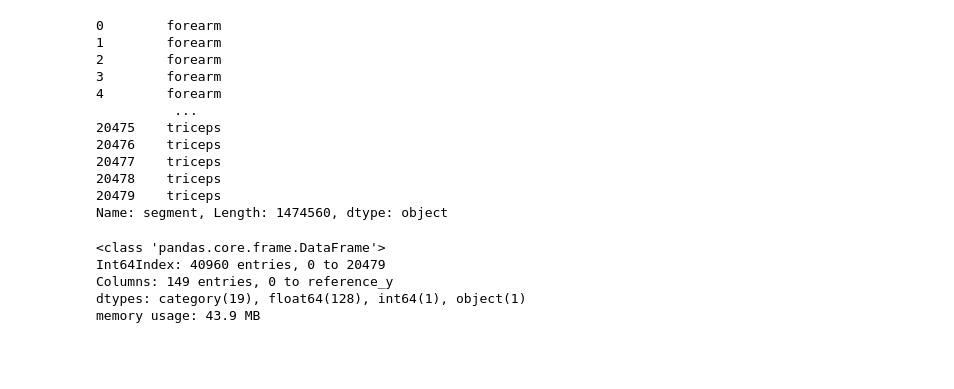
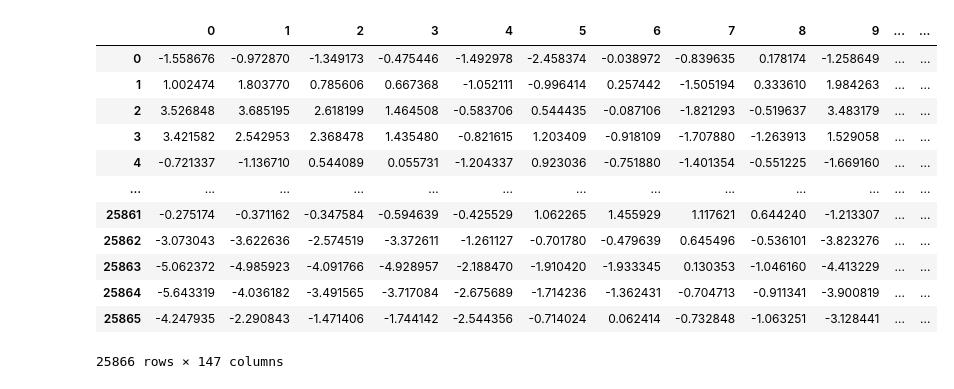
Before and after one commit to lcanudas/hd-EMG-dataset-merge, a Jupyter notebook: notebooks/teste_leitura4.ipynb, the cells around one changed output. Drawn from its saved outputs; the diff is of its cells as text; code cells hidden in the pictures; blank space fills up the shorter version.

Commit message:
read database 4

```diff
--- a/notebooks/teste_leitura4.ipynb
+++ b/notebooks/teste_leitura4.ipynb
@@ -150,23 +71,0 @@ dado
-# %%
-dado['segment']
-# %% [output]
-0        forearm
-1        forearm
-2        forearm
-3        forearm
-4        forearm
-          ...
-20475    triceps
-20476    triceps
-20477    triceps
-20478    triceps
-20479    triceps
-Name: segment, Length: 1474560, dtype: object
-# %%
-dado.info(memory_usage='deep')
-# %% [output]
-<class 'pandas.core.frame.DataFrame'>
-Int64Index: 40960 entries, 0 to 20479
-Columns: 149 entries, 0 to reference_y
-dtypes: category(19), float64(128), int64(1), object(1)
-memory usage: 43.9 MB
@@ -172,0 +74,16 @@ memory usage: 43.9 MB
+# %%
+dado3.query('subject==1 and trial==1 and database_id==3 and session==1 and task=="point"')
+# %% [output]
+|  | 0 | 1 | 2 | 3 | 4 | 5 | 6 | 7 | 8 | 9 | ... | ... |
+| 0 | -1.558676 | -0.972870 | -1.349173 | -0.475446 | -1.492978 | -2.458374 | -0.038972 | -0.839635 | 0.178174 | -1.258649 | ... | ... |
+| 1 | 1.002474 | 1.803770 | 0.785606 | 0.667368 | -1.052111 | -0.996414 | 0.257442 | -1.505194 | 0.333610 | 1.984263 | ... | ... |
+| 2 | 3.526848 | 3.685195 | 2.618199 | 1.464508 | -0.583706 | 0.544435 | -0.087106 | -1.821293 | -0.519637 | 3.483179 | ... | ... |
+| 3 | 3.421582 | 2.542953 | 2.368478 | 1.435480 | -0.821615 | 1.203409 | -0.918109 | -1.707880 | -1.263913 | 1.529058 | ... | ... |
+| 4 | -0.721337 | -1.136710 | 0.544089 | 0.055731 | -1.204337 | 0.923036 | -0.751880 | -1.401354 | -0.551225 | -1.669160 | ... | ... |
+| ... | ... | ... | ... | ... | ... | ... | ... | ... | ... | ... | ... | ... |
+| 25861 | -0.275174 | -0.371162 | -0.347584 | -0.594639 | -0.425529 | 1.062265 | 1.455929 | 1.117621 | 0.644240 | -1.213307 | ... | ... |
+| 25862 | -3.073043 | -3.622636 | -2.574519 | -3.372611 | -1.261127 | -0.701780 | -0.479639 | 0.645496 | -0.536101 | -3.823276 | ... | ... |
+| 25863 | -5.062372 | -4.985923 | -4.091766 | -4.928957 | -2.188470 | -1.910420 | -1.933345 | 0.130353 | -1.046160 | -4.413229 | ... | ... |
+| 25864 | -5.643319 | -4.036182 | -3.491565 | -3.717084 | -2.675689 | -1.714236 | -1.362431 | -0.704713 | -0.911341 | -3.900819 | ... | ... |
+| 25865 | -4.247935 | -2.290843 | -1.471406 | -1.744142 | -2.544356 | -0.714024 | 0.062414 | -0.732848 | -1.063251 | -3.128441 | ... | ... |
+25866 rows × 147 columns
```
Also changed, not shown: parts of 11 cells of this notebook, 4 other files.
